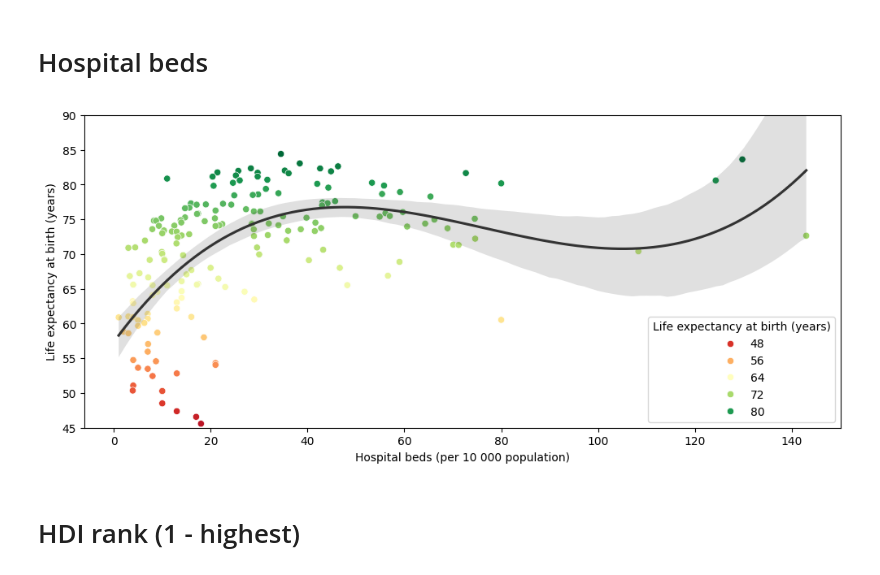
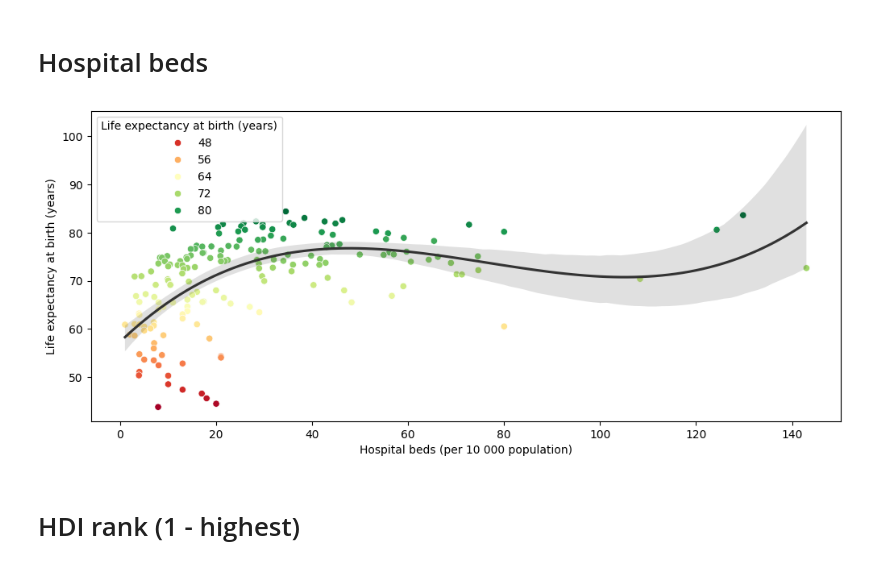
Before and after one commit to Wasloso/IST, a Jupyter notebook: sem4/MSiD_L/projekt/life_expectancy.ipynb, the cells around one changed output. Saved outputs shown, nothing was run; the diff lists cells and outputs as text; code cells hidden in the pictures.

```diff
--- a/sem4/MSiD_L/projekt/life_expectancy.ipynb
+++ b/sem4/MSiD_L/projekt/life_expectancy.ipynb
@@ -125,15 +127,13 @@ corealtion_matrix(df)
 # %% [output]
 [figure]
 # %%
-def visualise_scatter(x,y,data=None,show_reg=True,xlim=None,ylim=None):
+def visualise_scatter(x,y,data,show_reg=True,xlim=None,ylim=None) -> None:
     plt.figure(figsize=(12,5))
     sns.scatterplot(data=data,x=x,y=y,hue=y,palette='RdYlGn')
     if show_reg:
         sns.regplot(data=data,x=x,y=y,scatter=False,truncate=True,order=3,color='0.2')
-    if ylim:
-        plt.ylim(ylim)
-    if xlim:
-        plt.xlim(xlim)
+    plt.ylim(ylim)
+    plt.xlim(xlim)
     plt.show()
 # %% [markdown]
 ### Population
@@ -152,9 +152,9 @@ visualise_scatter(x=df.columns[2],y=df.columns[0],data=df,show_reg=True,ylim=(45
 # %% [markdown]
 # Hospital beds
 # %%
-visualise_scatter(x=df.columns[3],y=df.columns[0],data=df,show_reg=True,ylim=(45,90))
+visualise_scatter(x=df.columns[3],y=df.columns[0],data=df,show_reg=True)
 # %% [output]
-[figure, old version]
+[figure, new version]
 # %% [markdown]
 # HDI rank (1 - highest)
 # %%
```
Also changed, not shown: parts of 24 cells of this notebook, 1 other file.
